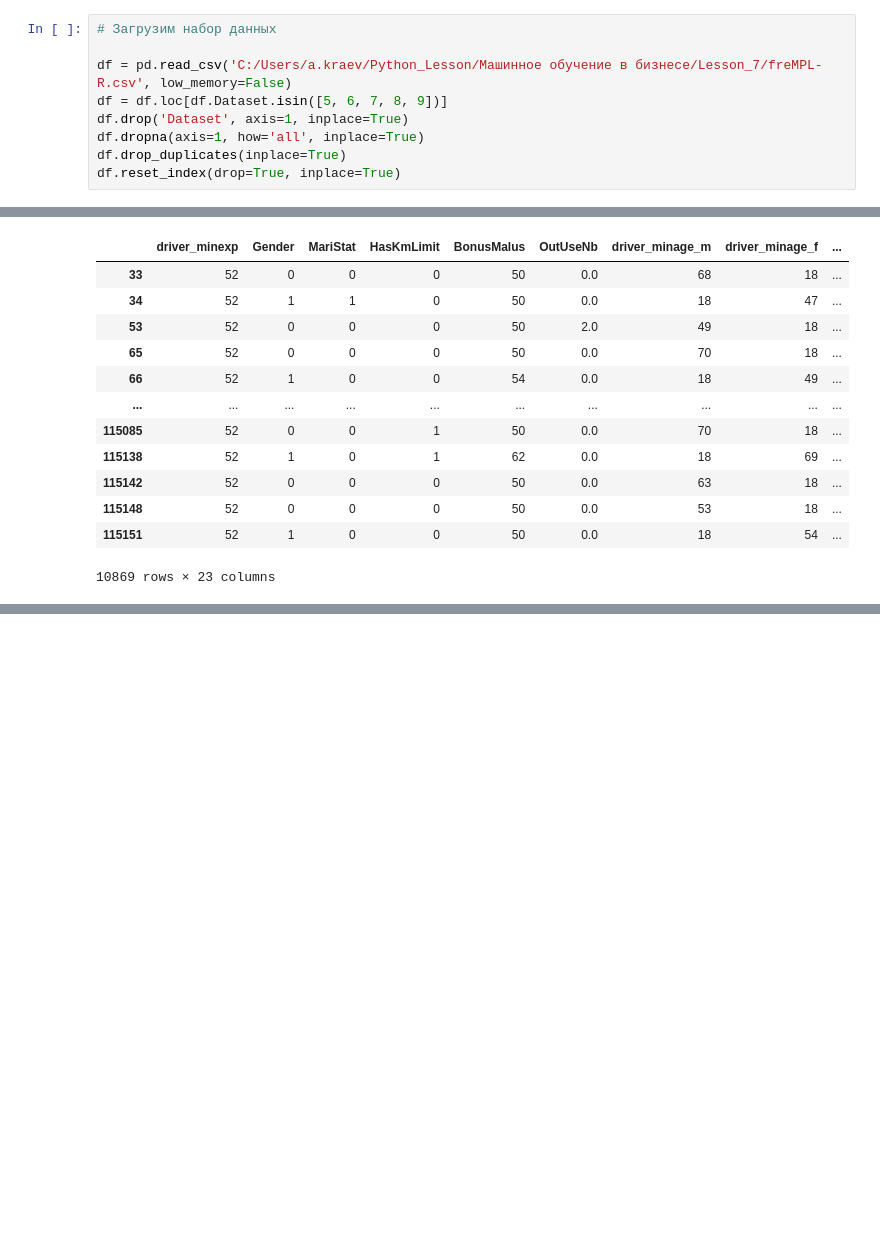
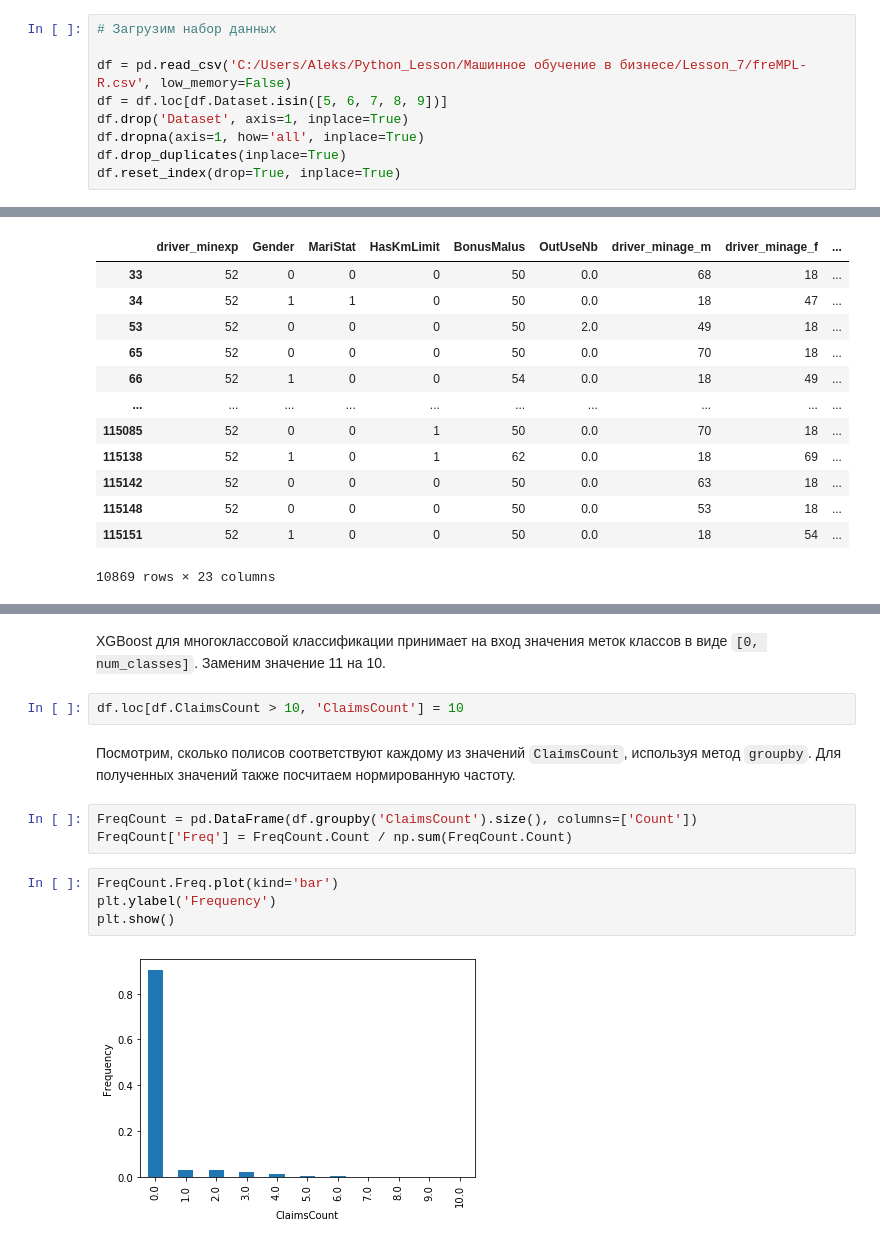
Before and after one commit to Aleksei741/Python_Lesson, a Jupyter notebook: Машинное обучение в бизнесе/Lesson_8/HW.ipynb, the cells around one changed output, grey strips where cells are left out. Drawn from its saved outputs; the diff is of its cells as text; blank space fills up the shorter version.

```diff
--- a/Машинное обучение в бизнесе/Lesson_8/HW.ipynb
+++ b/Машинное обучение в бизнесе/Lesson_8/HW.ipynb
@@ -6,7 +6,7 @@ import pandas as pd
 # %%
 # Загрузим набор данных
 
-df = pd.read_csv('C:/Users/a.kraev/Python_Lesson/Машинное обучение в бизнесе/Lesson_7/freMPL-R.csv', low_memory=False)
+df = pd.read_csv('C:/Users/Aleks/Python_Lesson/Машинное обучение в бизнесе/Lesson_7/freMPL-R.csv', low_memory=False)
 df = df.loc[df.Dataset.isin([5, 6, 7, 8, 9])]
 df.drop('Dataset', axis=1, inplace=True)
 df.dropna(axis=1, how='all', inplace=True)
@@ -362,0 +331,15 @@ ModuleNotFoundError: No module named 'xgboost'
+# %% [markdown]
+XGBoost для многоклассовой классификации принимает на вход значения меток классов в виде `[0, num_classes]`. Заменим значение 11 на 10.
+# %%
+df.loc[df.ClaimsCount > 10, 'ClaimsCount'] = 10
+# %% [markdown]
+Посмотрим, сколько полисов соответствуют каждому из значений `ClaimsCount`, используя метод `groupby`. Для полученных значений также посчитаем нормированную частоту.
+# %%
+FreqCount = pd.DataFrame(df.groupby('ClaimsCount').size(), columns=['Count'])
+FreqCount['Freq'] = FreqCount.Count / np.sum(FreqCount.Count)
+# %%
+FreqCount.Freq.plot(kind='bar')
+plt.ylabel('Frequency')
+plt.show()
+# %% [output]
+[figure, added]
```
Also changed, not shown: parts of 24 cells of this notebook, 1 other file.
